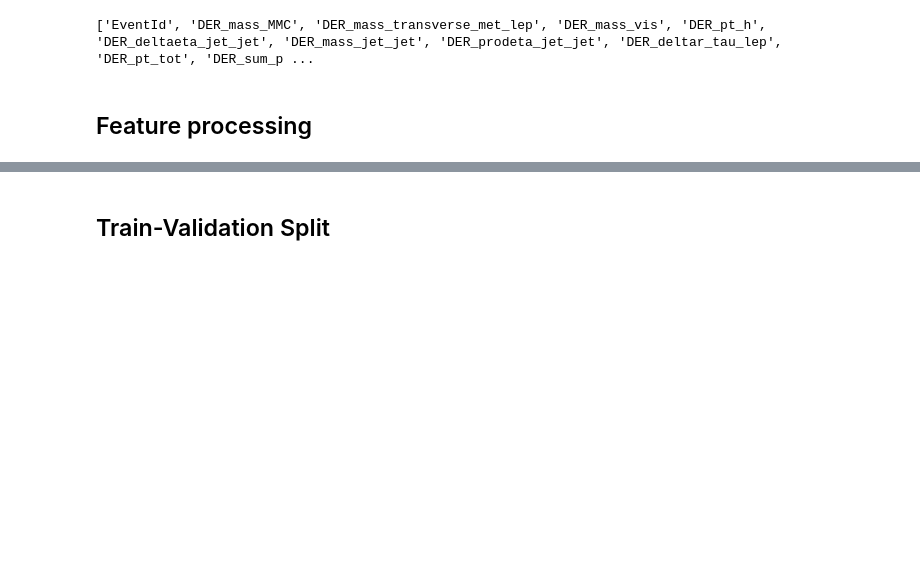
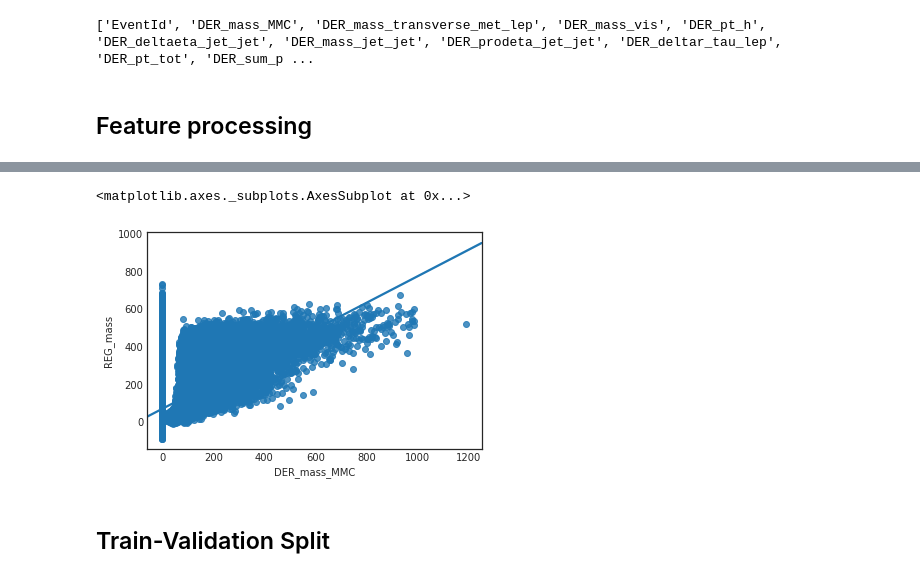
Before and after one commit to GilesStrong/Kaggle_HiggsML, a Jupyter notebook: Data_Processing/1_Data_Import.ipynb, the cells around one changed output, grey strips where cells are left out. Cells and saved outputs as stored; diff of their text form; code cells hidden in the pictures; blank space fills up the shorter version.

```diff
--- a/Data_Processing/1_Data_Import.ipynb
+++ b/Data_Processing/1_Data_Import.ipynb
@@ -103,3 +246,8 @@ Index([u'EventId', u'DER_mass_MMC', u'DER_mass_transverse_met_lep',
+# %%
+sns.regplot(trainingData['DER_mass_MMC'],trainingData['REG_mass'])
+# %% [output]
+<matplotlib.axes._subplots.AxesSubplot at 0x...>
+[figure, added]
 # %%
 for feat in [x for x in trainingData.columns]:
     print feat
```
Also changed, not shown: parts of 18 cells of this notebook, 1 other file.
